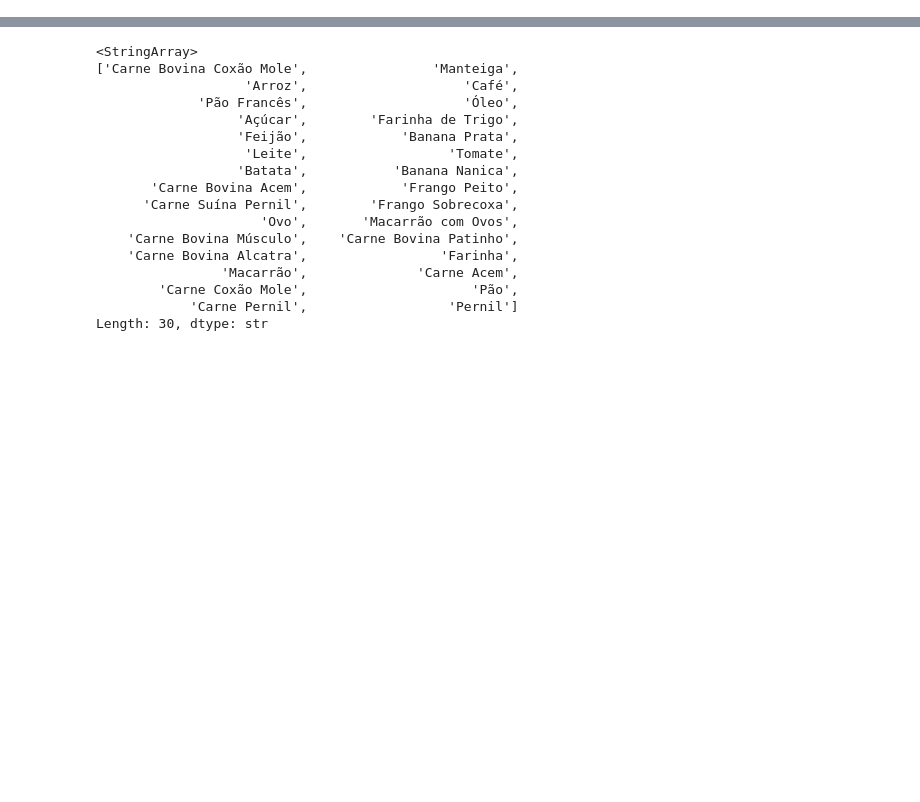
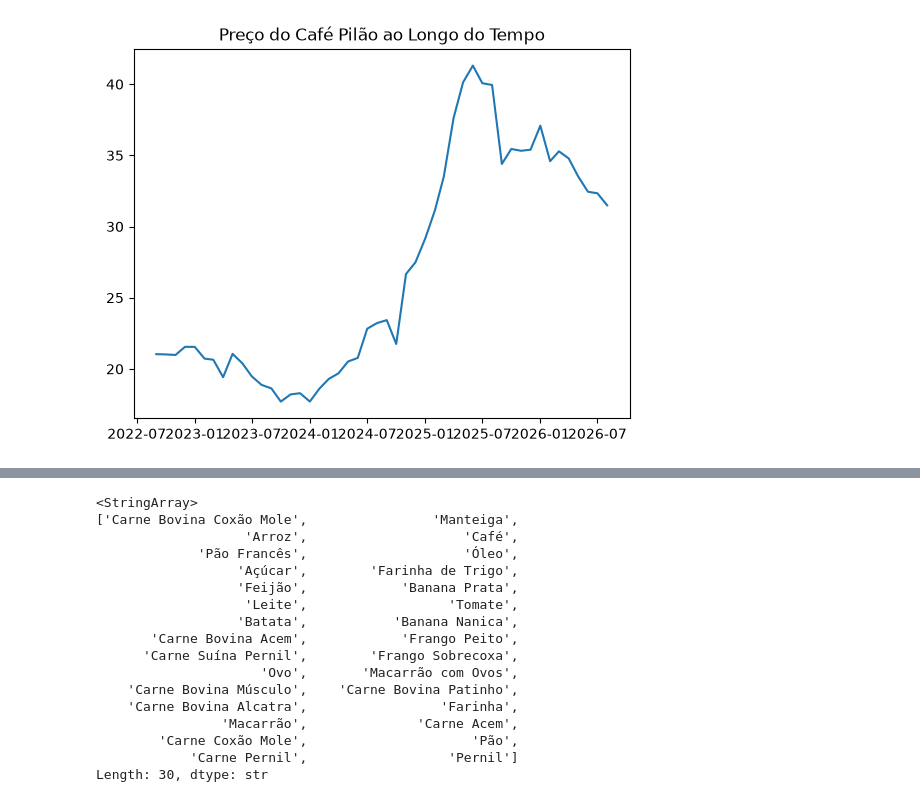
Before and after one commit to Teus-Andrezana/dados_cesta_basica, a Jupyter notebook: main.ipynb, the cells around one changed output, grey strips where cells are left out. Saved outputs shown, nothing was run; the diff lists cells and outputs as text; code cells hidden in the pictures; blank space fills up the shorter version.

```diff
--- a/main.ipynb
+++ b/main.ipynb
@@ -27,0 +72,8 @@ df
+# %%
+
+df_pilao = df_pilao.groupby('Mes_Ano_Data', as_index=False)[['Preco', 'PPK']].mean()
+plt.plot(df_pilao['Mes_Ano_Data'], df_pilao['Preco'])
+plt.title('Preço do Café Pilão ao Longo do Tempo')
+plt.show()
+# %% [output]
+[figure, added]
```
Also changed, not shown: parts of 11 cells of this notebook.
